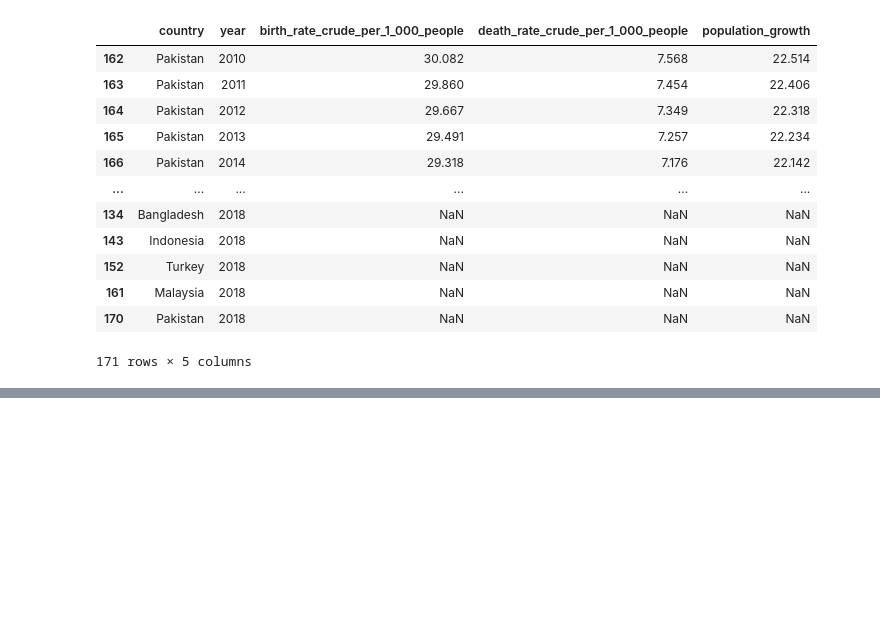
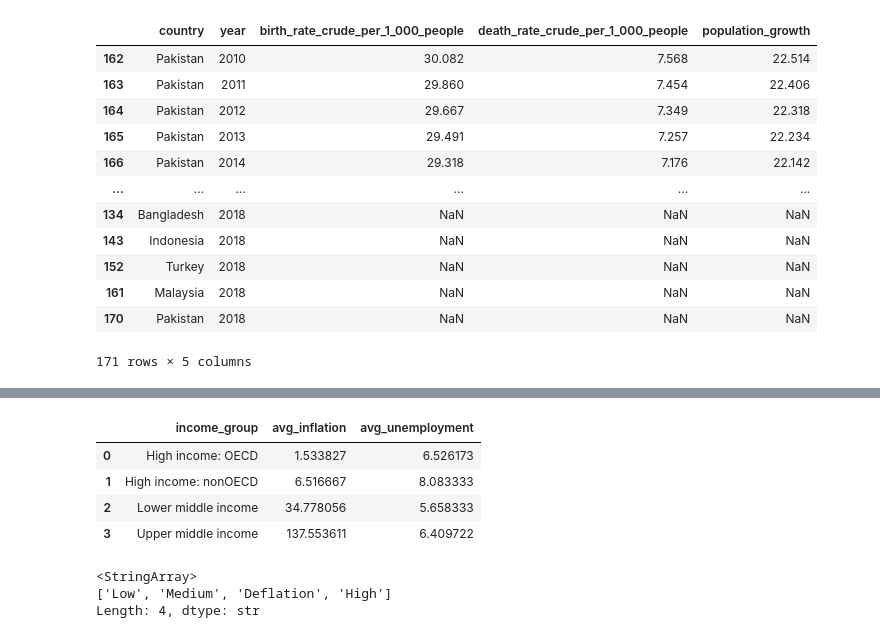
Before and after one commit to Enarb1/interv, a Jupyter notebook: notebooks/task03.ipynb, the cells around one changed output, grey strips where cells are left out. Cells and saved outputs as stored; diff of their text form; code cells hidden in the pictures; blank space fills up the shorter version.

```diff
--- a/notebooks/task03.ipynb
+++ b/notebooks/task03.ipynb
@@ -1143,0 +1238,25 @@ economic_worldbank_merged[
+# %%
+# Average inflation and unemployment by income group
+avg_inflation_unemployment_by_income_group = (
+    economic_worldbank_merged
+    .groupby('income_group')
+    .agg(
+        avg_inflation=('inflation_rate', 'mean'),
+        avg_unemployment=('unemployment_rate', 'mean'),
+    )
+    .reset_index()
+)
+
+avg_inflation_unemployment_by_income_group
+# %% [output]
+|  | income_group | avg_inflation | avg_unemployment |
+| 0 | High income: OECD | 1.533827 | 6.526173 |
+| 1 | High income: nonOECD | 6.516667 | 8.083333 |
+| 2 | Lower middle income | 34.778056 | 5.658333 |
+| 3 | Upper middle income | 137.553611 | 6.409722 |
+# %%
+economic_worldbank_merged.inflation_category.unique()
+# %% [output]
+<StringArray>
+['Low', 'Medium', 'Deflation', 'High']
+Length: 4, dtype: str
```
Also changed, not shown: parts of 12 cells of this notebook.
